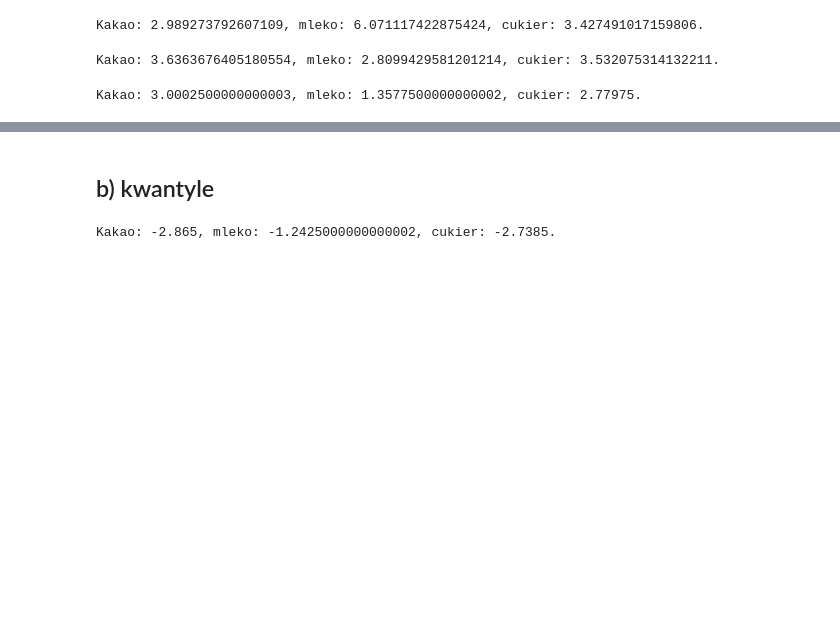
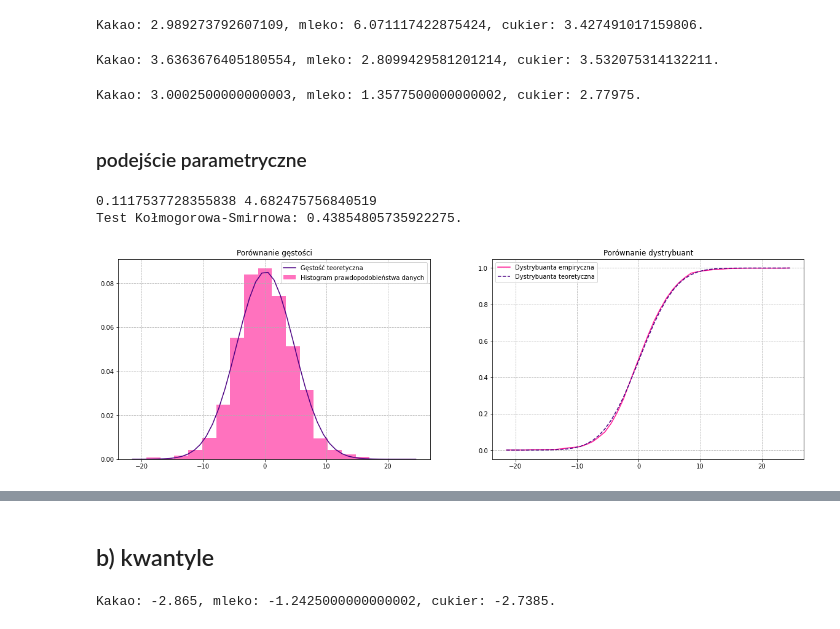
Before and after one commit to KatarzynaTurbanska/enterprise_risk_management, a Jupyter notebook: miary_ryzyka.ipynb, the cells around one changed output, grey strips where cells are left out. Drawn from its saved outputs; the diff is of its cells as text; code cells hidden in the pictures; blank space fills up the shorter version.

Commit message:
dodanie parametrycznej wersji analizy jednowymiarowej

```diff
--- a/miary_ryzyka.ipynb
+++ b/miary_ryzyka.ipynb
@@ -214,3 +223,23 @@ IQR_s = (np.quantile(sugar_close, 0.75) - np.quantile(sugar_close, 0.25))/2
 print("Kakao: {}, mleko: {}, cukier: {}.".format(IQR_c, IQR_m, IQR_s))
 # %% [output]
 Kakao: 3.0002500000000003, mleko: 1.3577500000000002, cukier: 2.77975.
+# %% [markdown]
+### podejście parametryczne
+# %%
+def normality_for_param(data, mu, sigma):
+    fig, axes = plt.subplots(1, 2, figsize=(20,6))
+
+    x = np.arange(min(data), max(data)+1)
+    axes[0].hist(data, bins=20, color='deeppink', alpha=0.6, density=True, label="Histogram prawdopodobieństwa danych")
+    axes[0].plot(x, stats.norm.pdf(x, mu, sigma), color='indigo', label="Gęstość teoretyczna")
+    axes[0].set_title('Porównanie gęstości')
+    axes[0].legend(loc="best")
+
+    ecdf = ECDF(data)
+    axes[1].set_title('Porównanie dystrybuant')
+    axes[1].plot(x, ecdf(x), color='deeppink', label='Dystrybuanta empiryczna')
+    axes[1].plot(x, stats.norm.cdf(x, mu, sigma), color="indigo", linestyle='--', label="Dystrybuanta teoretyczna")
+    axes[1].legend(loc="best")
+    plt.savefig("Wykresy/param_cacao.png")
+    print("Test Kołmogorowa-Smirnowa: {}.".format(kstest((data-mu)/sigma, 'norm').pvalue))
+    plt.show()
@@ -216,0 +263,8 @@ Kakao: 3.0002500000000003, mleko: 1.3577500000000002, cukier: 2.77975.
+# %%
+mu, sigma = stats.norm.fit(cocoa_close)[0], stats.norm.fit(cocoa_close)[1]
+print(mu, sigma)
+normality_for_param(cocoa_close, mu, sigma)
+# %% [output]
+0.1117537728355838 4.682475756840519
+Test Kołmogorowa-Smirnowa: 0.43854805735922275.
+[figure, added]
```
Also changed, not shown: parts of 26 cells of this notebook, 3 other files.
